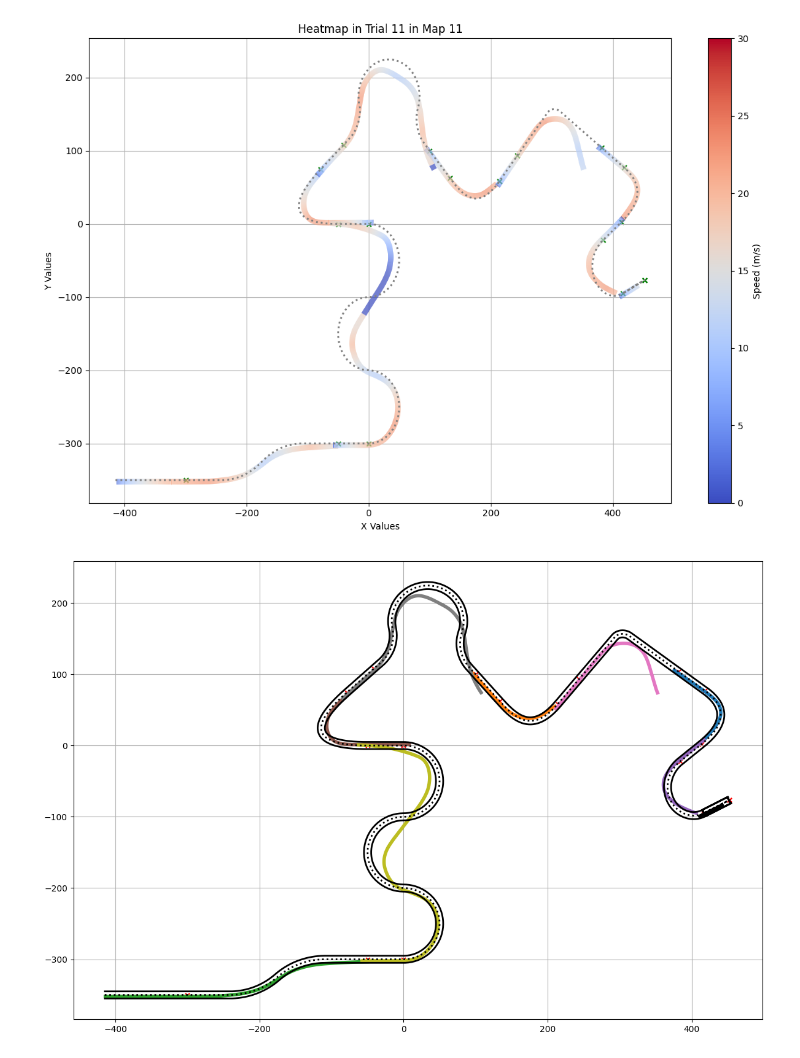
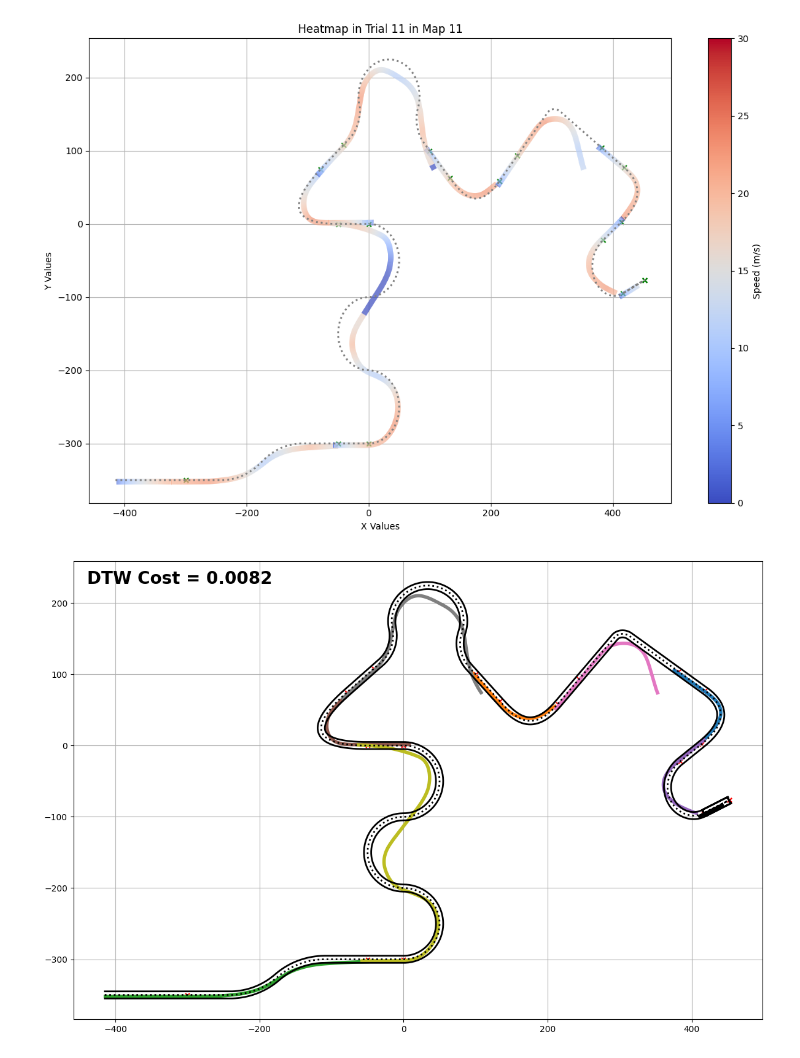
Before and after one commit to GraceRoessling/driving_exp_1_analyses, a Jupyter notebook: experiment_analyses/jupyter_notebooks/Get_subject_data.ipynb, the cells around one changed output. Cells and saved outputs as stored; diff of their text form; code cells hidden in the pictures.

Commit message:
reports dtw score in trajectory plots for post test 1

```diff
--- a/experiment_analyses/jupyter_notebooks/Get_subject_data.ipynb
+++ b/experiment_analyses/jupyter_notebooks/Get_subject_data.ipynb
@@ -179,6 +179,15 @@ plt.show()
 import matplotlib.pyplot as plt
 import dataframe_helper_functions
 import barycenter_functions
+import pandas as pd
+
+# DTW scores
+dtw_csv_path = r"C:\Users\graci\Dropbox\PAndA\Thesis Experiment 2\data\dtw_scores_per_track_segment_recovered_redone.csv"
+
+# Load DTW scores and calculate mean for current subject
+dtw_df = pd.read_csv(dtw_csv_path)
+subject_dtw_scores = dtw_df[dtw_df['subject_id'] == subject_id]
+mean_dtw = subject_dtw_scores['DTW_score'].mean()
 
 # Remove the last couple of rows for each segment
 if trial_number == 10:
@@ -193,44 +202,45 @@ transition_points = trial_object.map.centerline_df[trial_object.map.centerline_d
 
 # Generate dark colors using a colormap (e.g., 'tab10' or 'dark2')
 dark_cmap = plt.get_cmap('tab10')  # You can also try 'Set1', 'Dark2', or 'tab20'
 color_dict = {segment: dark_cmap(i % 10) for i, segment in enumerate(unique_segments)}
 
 # Plot each segment
-plt.figure(figsize=(12, 8))
+fig, ax = plt.subplots(figsize=(12, 8))
 short_straight_plotted = False
 
 for segment in unique_segments:
     segment_df = camera_position_df[camera_position_df["current_track_piece"] == segment]
     if trial_number == 10:
         segment_df = dataframe_helper_functions.trim_trial_11_hiccups(segment_df)
 
     if 'short_straight' in segment:
         color = 'black'
         label = "short_straight" if not short_straight_plotted else "_nolegend_"
         short_straight_plotted = True
     else:
         color = color_dict[segment]
         label = segment
 
-    plt.plot(segment_df["pos_x"], segment_df["pos_z"], label=label, color=color, lw=4)
+    ax.plot(segment_df["pos_x"], segment_df["pos_z"], label=label, color=color, lw=4)
 
 # Plot centerline
-plt.plot(track_centerline_x, track_centerline_y, color='black', linestyle='dotted', lw=2)
+ax.plot(track_centerline_x, track_centerline_y, color='black', linestyle='dotted', lw=2)
 
 # Compute and plot road edges
 left_x, left_y, right_x, right_y = barycenter_functions.compute_road_edges(track_centerline_x, track_centerline_y, road_width=10)
-plt.plot(left_x, left_y, color='black', lw=2, label='Road Edge')
-plt.plot(right_x, right_y, color='black', lw=2)
+ax.plot(left_x, left_y, color='black', lw=2, label='Road Edge')
+ax.plot(right_x, right_y, color='black', lw=2)
 
-#Plot transition points
-plt.scatter(transition_points["x"], transition_points["y"], color='red', marker='x', s=25, label="Segment Transition")
-#plt.title(f'Trajectory in Trial {trial_number+1} in Map {trial_map_number}')
-# plt.xticks([])  # Removes X-axis numbers
-# plt.yticks([])
-plt.grid(True)
+# Plot transition points
+ax.scatter(transition_points["x"], transition_points["y"], color='red', marker='x', s=25, label="Segment Transition")
+
+# Add DTW score text in top left corner
+ax.text(0.02, 0.98, f"DTW Cost = {mean_dtw:.4f}", transform=ax.transAxes,
+        fontsize=ax.get_yticklabels()[0].get_fontsize() * 2, fontweight='bold',
+        color='black', verticalalignment='top')
+
+ax.grid(True)
 plt.tight_layout()
-#plt.legend(loc=2, prop={'size': 17.5})
-# plt.show()
 plt.savefig(f"C:/Users/graci/Dropbox/PAndA/Thesis Experiment 2/presentations/r_figures/{subject_object.condition}_{subject_object.id}.svg", format="svg")
 # %% [output]
-[figure, old version]
+[figure, new version]
```
Also changed, not shown: parts of 1 cell of this notebook.
